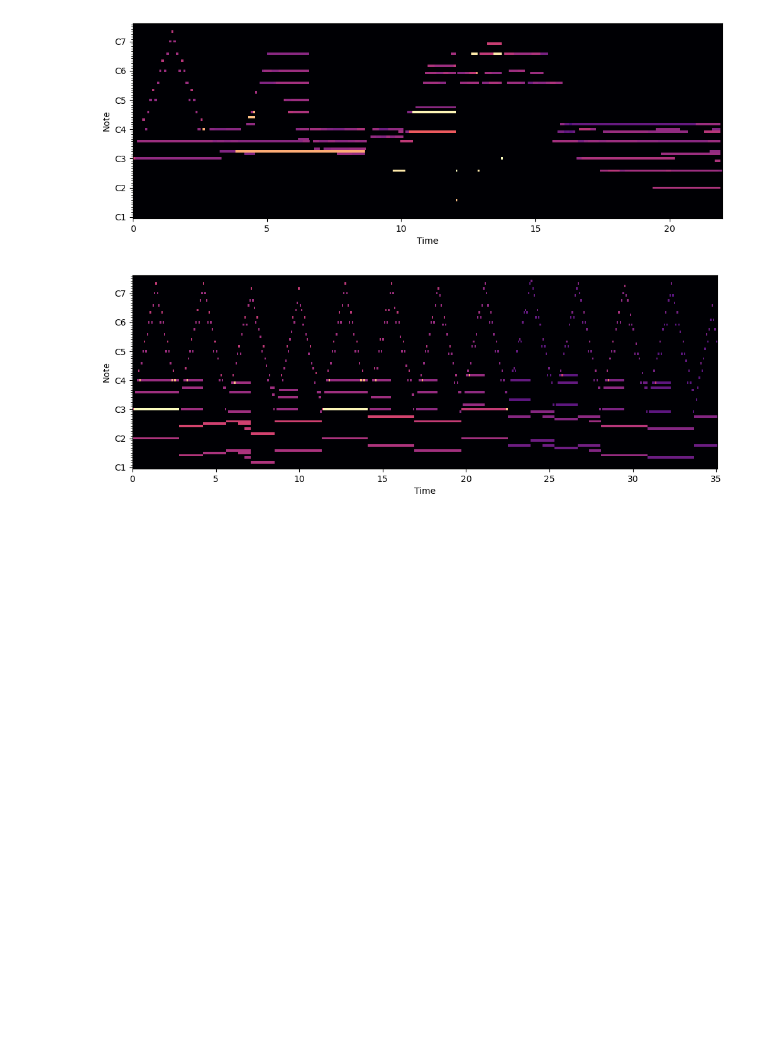
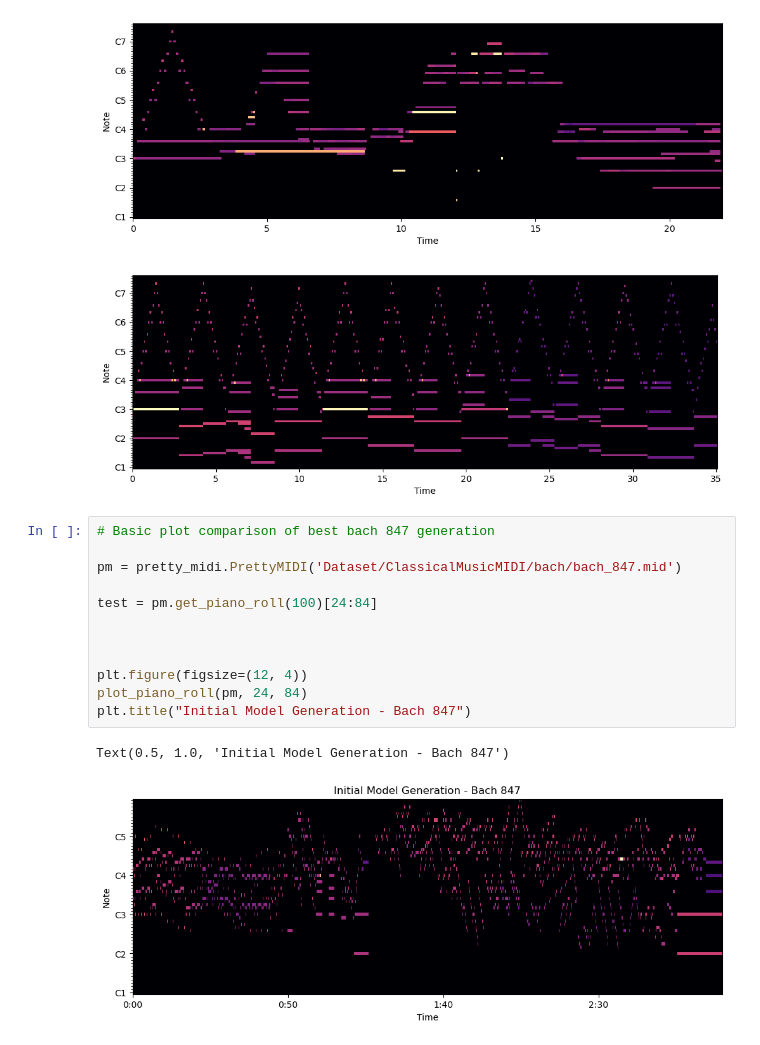
Before and after one commit to Megavex/DML-Project, a Jupyter notebook: command_notebook.ipynb, the cells around one changed output. Saved outputs shown, nothing was run; the diff lists cells and outputs as text; blank space fills up the shorter version.

```diff
--- a/command_notebook.ipynb
+++ b/command_notebook.ipynb
@@ -97,3 +97,18 @@ plot_piano_roll(pm_clean, 24, 104)
 # %% [output]
 [figure]
 [figure]
+# %%
+# Basic plot comparison of best bach 847 generation
+
+pm = pretty_midi.PrettyMIDI('Dataset/ClassicalMusicMIDI/bach/bach_847.mid')
+
+test = pm.get_piano_roll(100)[24:84]
+
+
+
+plt.figure(figsize=(12, 4))
+plot_piano_roll(pm, 24, 84)
+plt.title("Initial Model Generation - Bach 847")
+# %% [output]
+Text(0.5, 1.0, 'Initial Model Generation - Bach 847')
+[figure, added]
```
Also changed, not shown: 11 other files.
